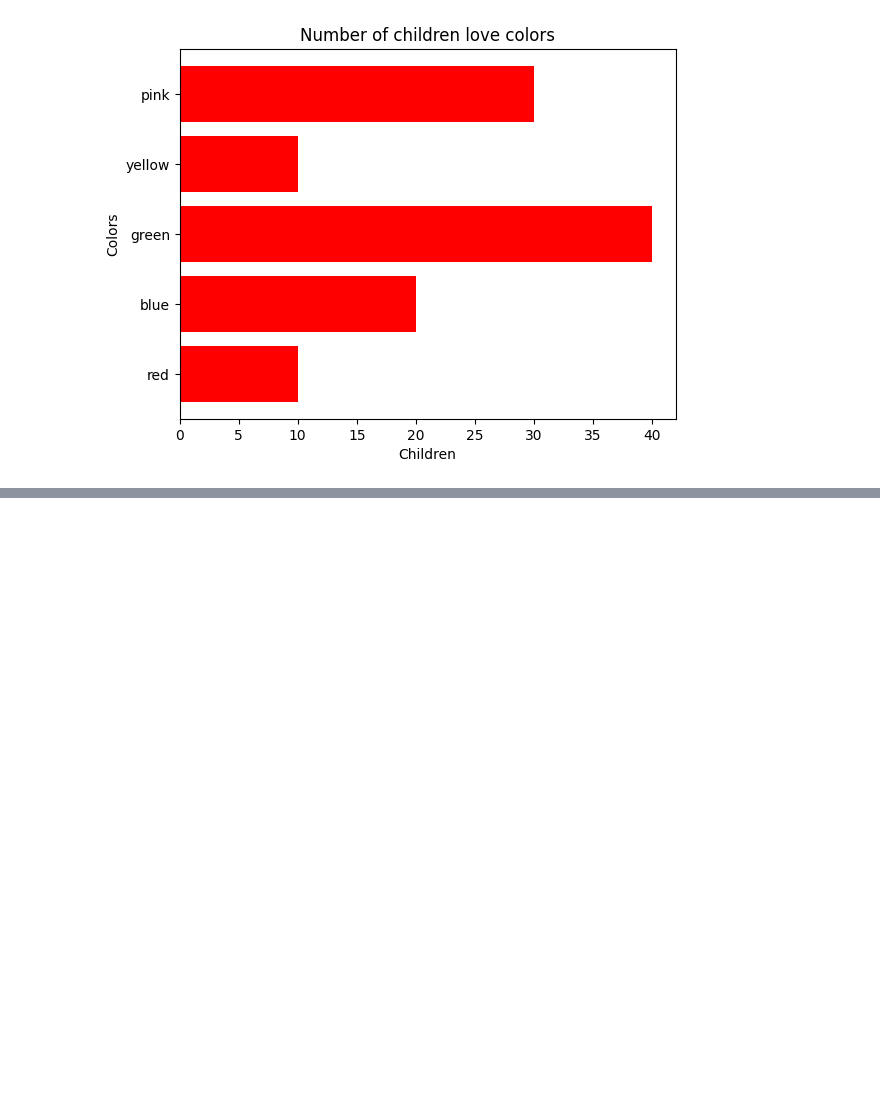
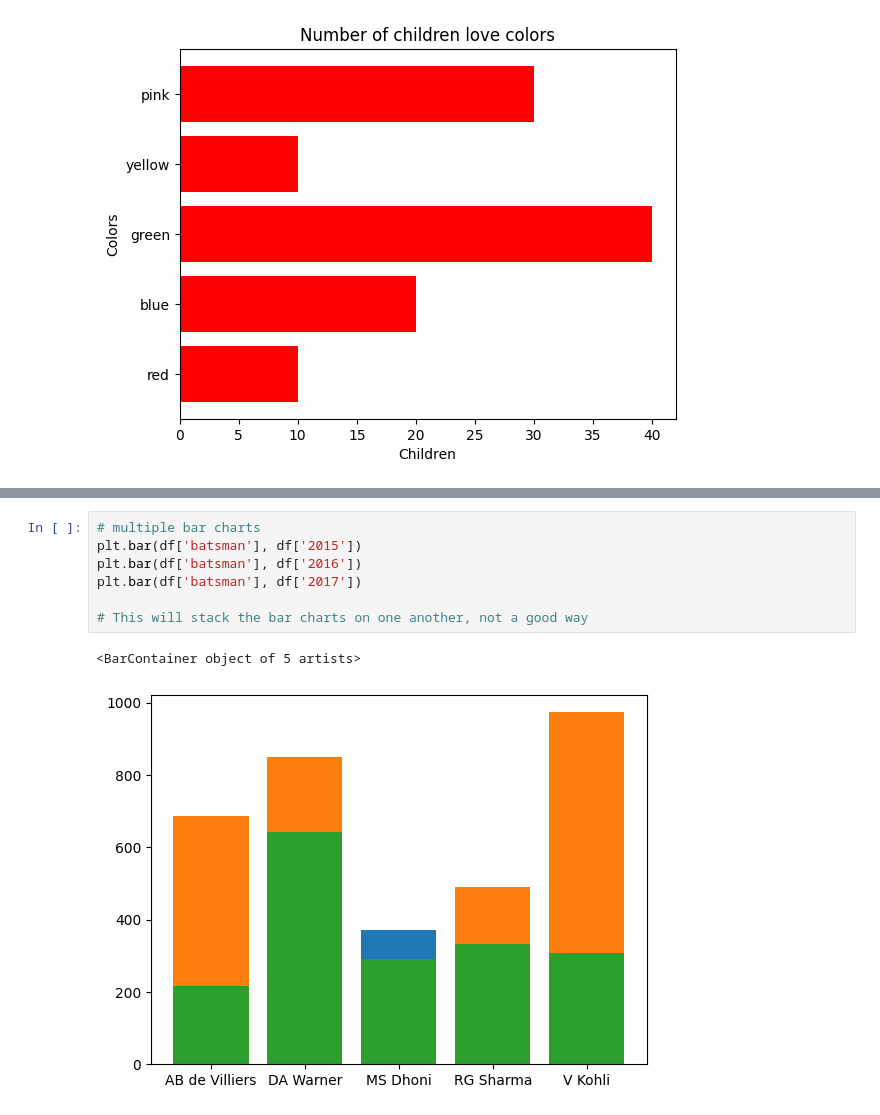
Before and after one commit to Muhammad-Waleed-Source/Matplotlib, a Jupyter notebook: Matplotlib_1.ipynb, the cells around one changed output, grey strips where cells are left out. Saved outputs shown, nothing was run; the diff lists cells and outputs as text; blank space fills up the shorter version.

```diff
--- a/Matplotlib_1.ipynb
+++ b/Matplotlib_1.ipynb
@@ -424,0 +441,10 @@ Text(0, 0.5, 'Colors')
+# %%
+# multiple bar charts
+plt.bar(df['batsman'], df['2015'])
+plt.bar(df['batsman'], df['2016'])
+plt.bar(df['batsman'], df['2017'])
+
+# This will stack the bar charts on one another, not a good way
+# %% [output]
+<BarContainer object of 5 artists>
+[figure, added]
```
Also changed, not shown: parts of 5 cells of this notebook.
